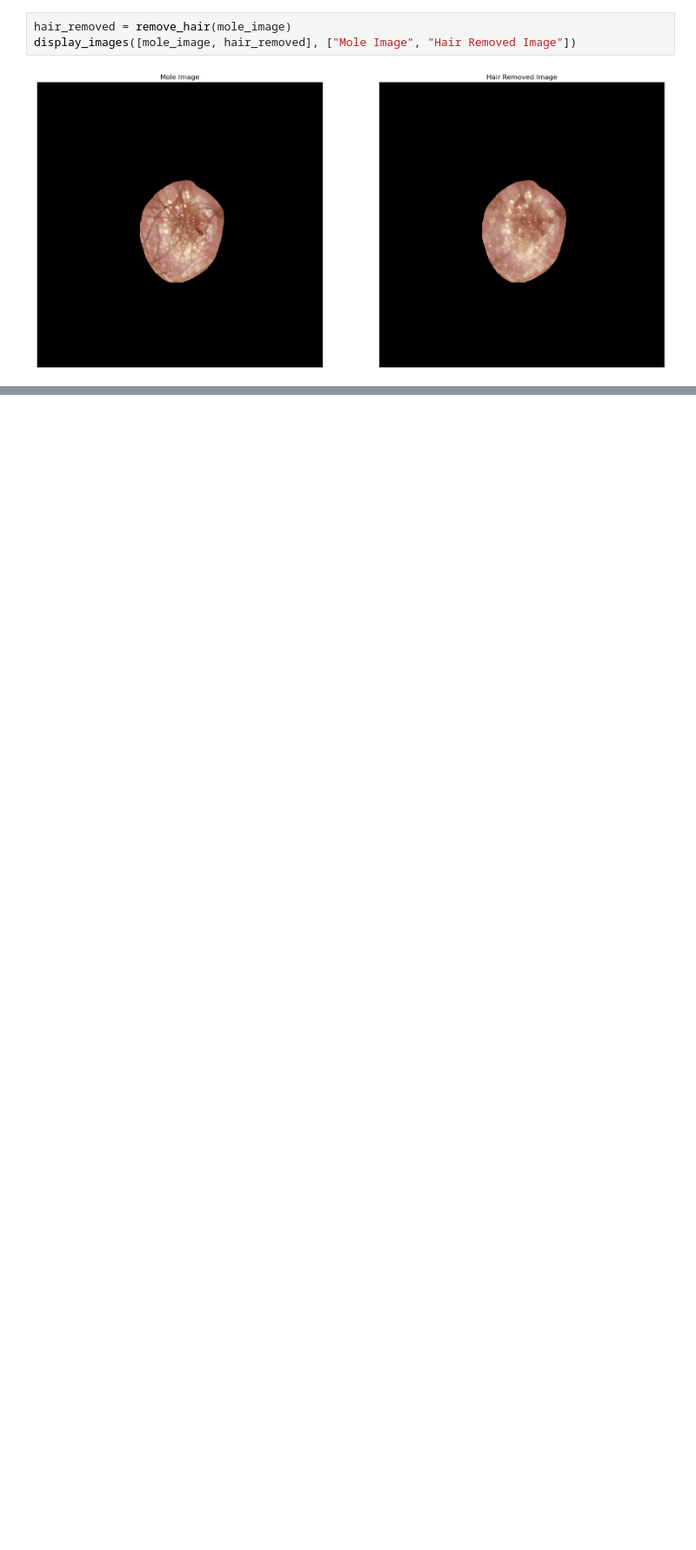
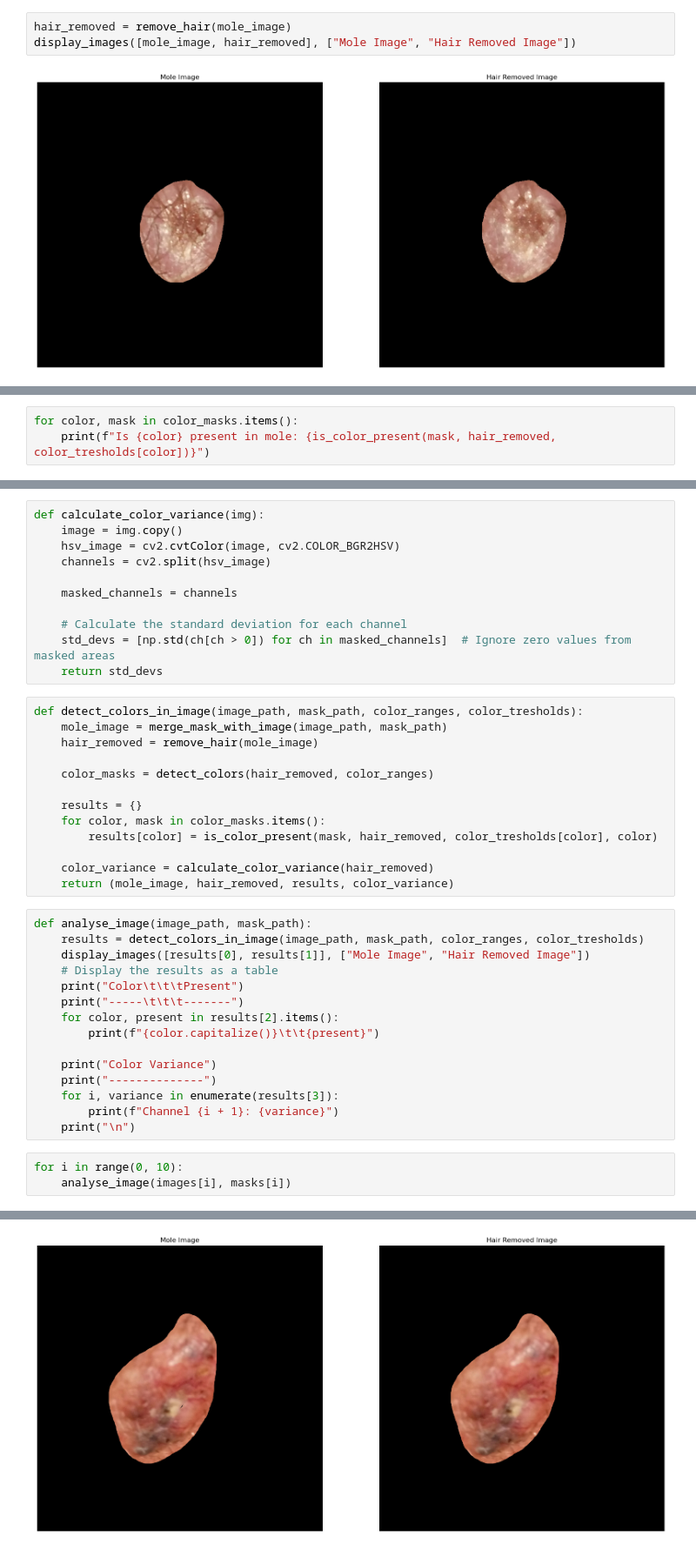
Before and after one commit to andreea-mitco/Project_data_science_queen_snakes, a Jupyter notebook: notebooks/color_detection.ipynb, the cells around one changed output, grey strips where cells are left out. Shown at 87% size. Drawn from its saved outputs; the diff is of its cells as text; blank space fills up the shorter version.

```diff
--- a/notebooks/color_detection.ipynb
+++ b/notebooks/color_detection.ipynb
@@ -355,0 +204,3 @@ KeyError: 0
+# %%
+for color, mask in color_masks.items():
+    print(f"Is {color} present in mole: {is_color_present(mask, hair_removed, color_tresholds[color])}")
@@ -355,0 +220,43 @@ KeyError: 0
+# %%
+def calculate_color_variance(img):
+    image = img.copy()
+    hsv_image = cv2.cvtColor(image, cv2.COLOR_BGR2HSV)
+    channels = cv2.split(hsv_image)
+
+    masked_channels = channels
+
+    # Calculate the standard deviation for each channel
+    std_devs = [np.std(ch[ch > 0]) for ch in masked_channels]  # Ignore zero values from masked areas
+    return std_devs
+# %%
+def detect_colors_in_image(image_path, mask_path, color_ranges, color_tresholds):
+    mole_image = merge_mask_with_image(image_path, mask_path)
+    hair_removed = remove_hair(mole_image)
+
+    color_masks = detect_colors(hair_removed, color_ranges)
+
+    results = {}
+    for color, mask in color_masks.items():
+        results[color] = is_color_present(mask, hair_removed, color_tresholds[color], color)
+
+    color_variance = calculate_color_variance(hair_removed)
+    return (mole_image, hair_removed, results, color_variance)
+# %%
+def analyse_image(image_path, mask_path):
+    results = detect_colors_in_image(image_path, mask_path, color_ranges, color_tresholds)
+    display_images([results[0], results[1]], ["Mole Image", "Hair Removed Image"])
+    # Display the results as a table
+    print("Color\t\t\tPresent")
+    print("-----\t\t\t-------")
+    for color, present in results[2].items():
+        print(f"{color.capitalize()}\t\t{present}")
+
+    print("Color Variance")
+    print("--------------")
+    for i, variance in enumerate(results[3]):
+        print(f"Channel {i + 1}: {variance}")
+    print("\n")
+# %%
+for i in range(0, 10):
+    analyse_image(images[i], masks[i])
+# %% [output]
@@ -355,0 +269 @@ KeyError: 0
+[figure, added]
```
Also changed, not shown: parts of 16 cells of this notebook.
